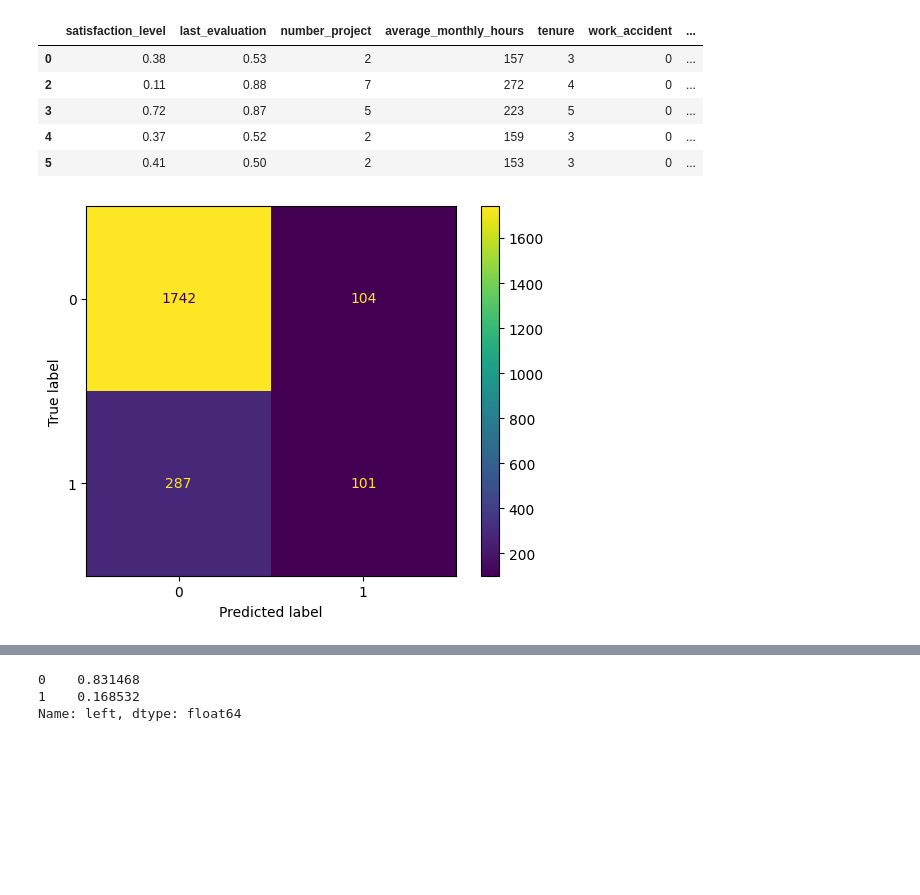
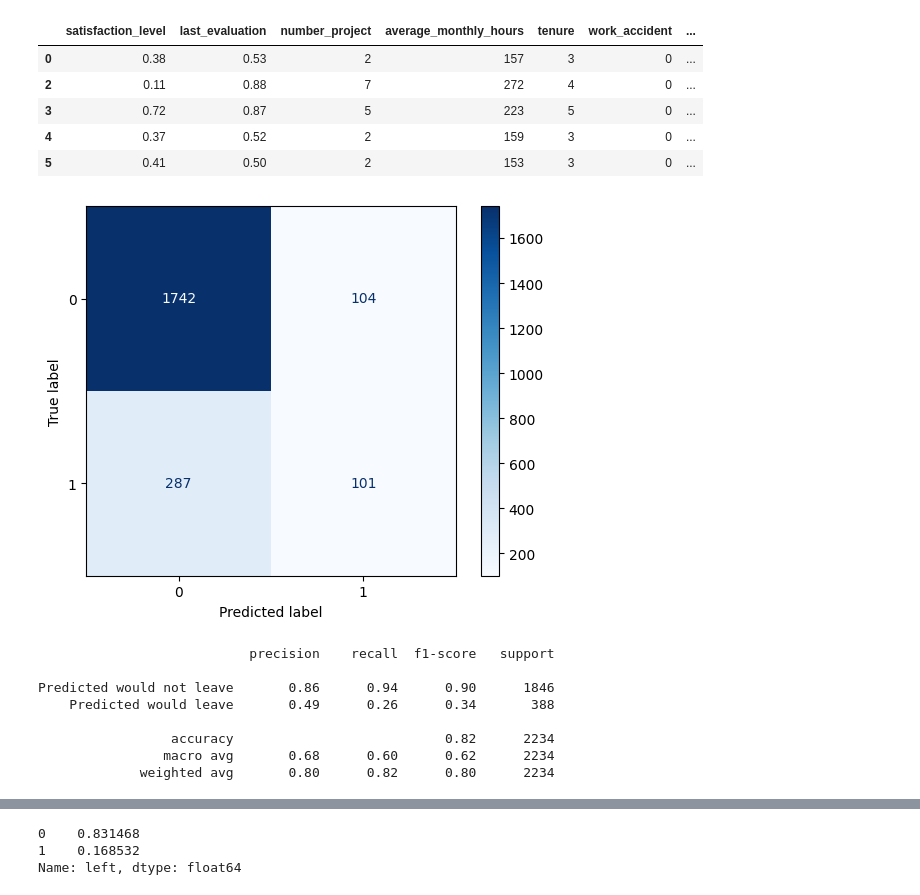
Before and after one commit to meteedev/datascience, a Jupyter notebook: project/employee-retention/Employee_Retention.ipynb, the cells around one changed output, grey strips where cells are left out. Cells and saved outputs as stored; diff of their text form; code cells hidden in the pictures; blank space fills up the shorter version.

```diff
--- a/project/employee-retention/Employee_Retention.ipynb
+++ b/project/employee-retention/Employee_Retention.ipynb
@@ -563,14 +563,26 @@ y_pred = log_clf.predict(X_test)
 # %%
 # Compute values for confusion matrix
 log_cm = confusion_matrix(y_test, y_pred, labels=log_clf.classes_)
 
 # Create display of confusion matrix
 log_disp = ConfusionMatrixDisplay(confusion_matrix=log_cm, display_labels=log_clf.classes_)
 
 # Plot confusion matrix
-log_disp.plot()
+log_disp.plot(cmap=plt.cm.Blues)
 
 # Display plot
 plt.show()
+
+# Create classification report for random forest model
+target_names = ['Predicted would not leave', 'Predicted would leave']
+print(classification_report(y_test, y_pred, target_names=target_names))
 # %% [output]
-[figure, old version]
+[figure, new version]
+                           precision    recall  f1-score   support
+
+Predicted would not leave       0.86      0.94      0.90      1846
+    Predicted would leave       0.49      0.26      0.34       388
+
+                 accuracy                           0.82      2234
+                macro avg       0.68      0.60      0.62      2234
+             weighted avg       0.80      0.82      0.80      2234
```
Also changed, not shown: parts of 19 cells of this notebook.
